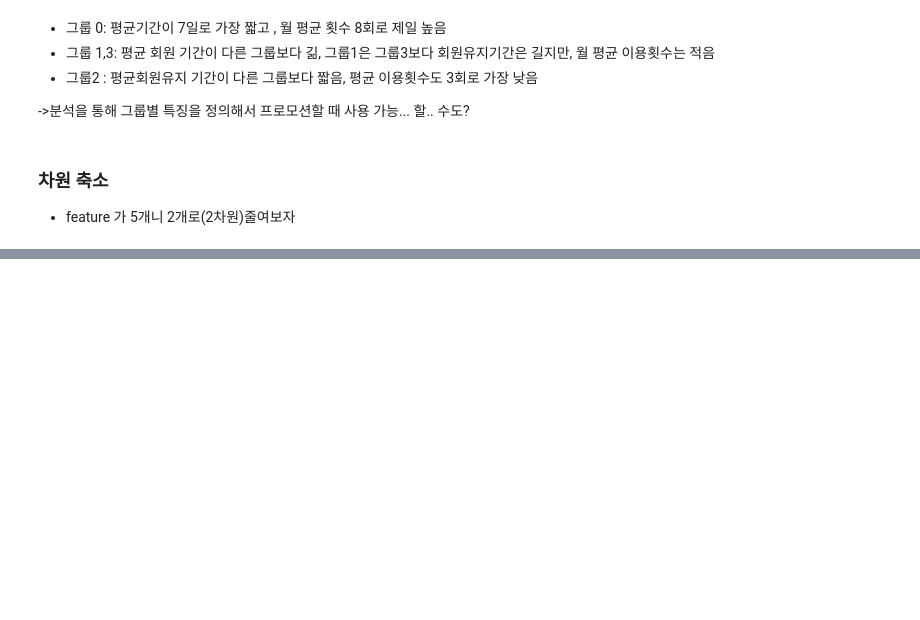
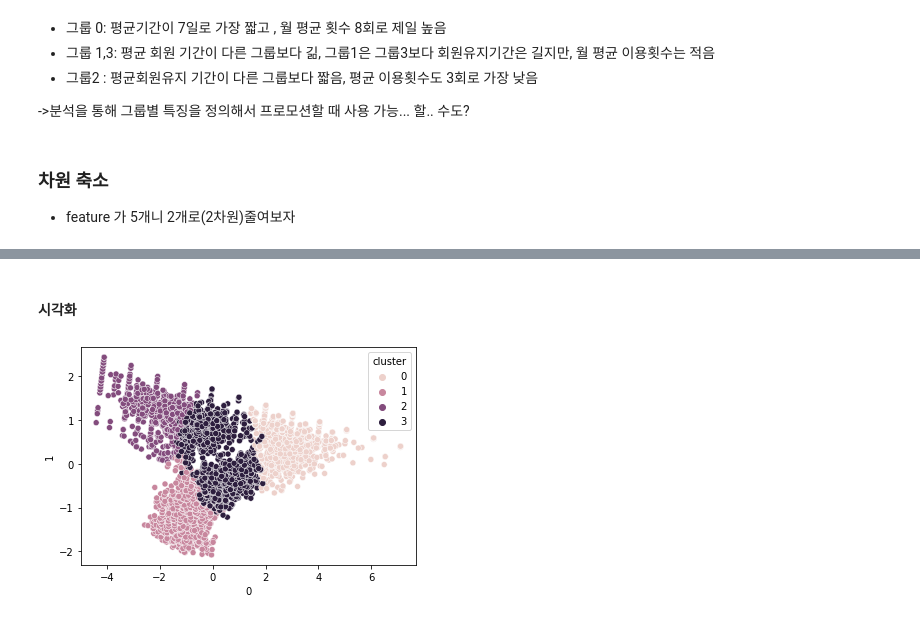
Before and after one commit to pillz9408/python, a Jupyter notebook: MachineLearning/221027_customer_.ipynb, the cells around one changed output, grey strips where cells are left out. Saved outputs shown, nothing was run; the diff lists cells and outputs as text; code cells hidden in the pictures; blank space fills up the shorter version.

```diff
--- a/MachineLearning/221027_customer_.ipynb
+++ b/MachineLearning/221027_customer_.ipynb
@@ -134,0 +137,5 @@ cc.groupby('cluster').mean()
+# %%
+x = x_scaled.copy()
+# %%
+pca = PCA(n_components=2)
+pca.fit(x)
@@ -134,0 +144,7 @@ cc.groupby('cluster').mean()
+# %%
+x_pca = pca.transform(x)
+# %%
+# 데이터 프레임화
+pca_x = pd.DataFrame(x_pca)
+pca_x['cluster'] = cc['cluster']
+pca_x
@@ -134,0 +165,2 @@ cc.groupby('cluster').mean()
+# %% [markdown]
+#### 시각화
@@ -134,0 +170,5 @@ cc.groupby('cluster').mean()
+# %%
+axs = plt.subplots()
+axs = sns.scatterplot(0,1, hue='cluster', data= pca_x)
+# %% [output]
+[figure, added]
```
Also changed, not shown: parts of 21 cells of this notebook.
